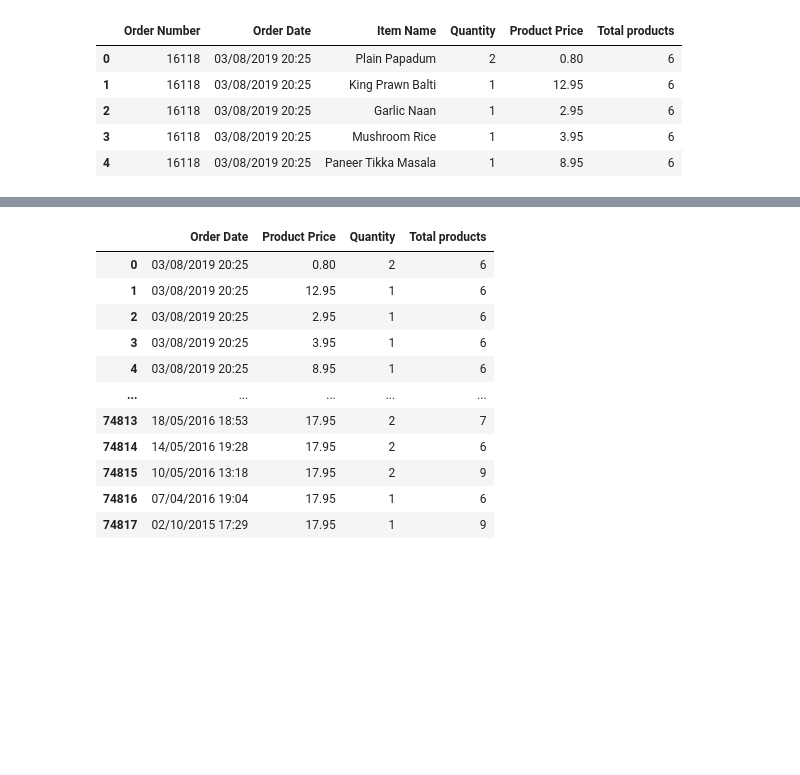
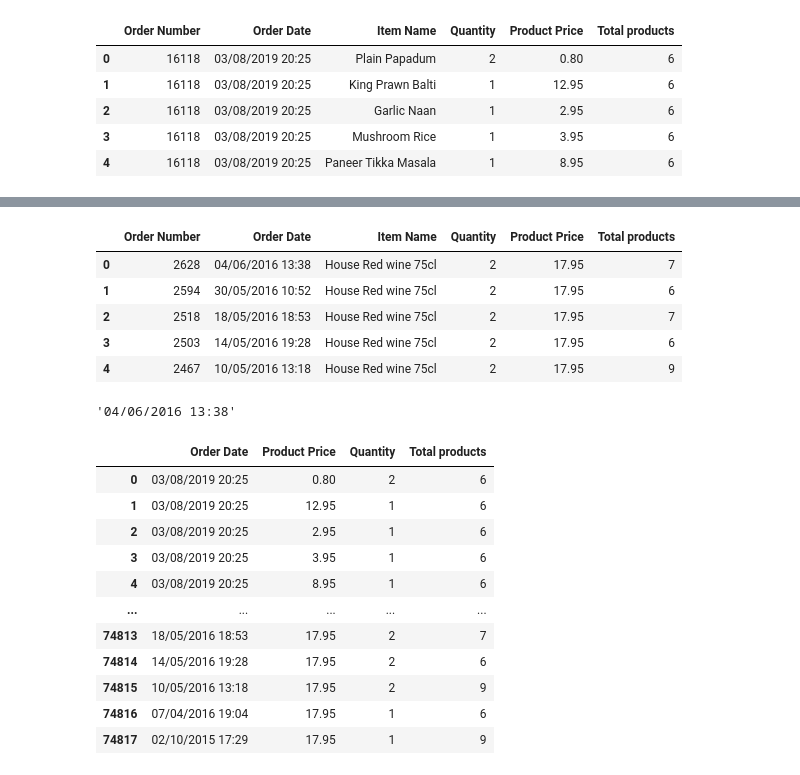
Before and after one commit to BennerLukas/takeawaste, a Jupyter notebook: time_series_training/time_series_1.ipynb, the cells around one changed output, grey strips where cells are left out. Cells and saved outputs as stored; diff of their text form; code cells hidden in the pictures; blank space fills up the shorter version.

```diff
--- a/time_series_training/time_series_1.ipynb
+++ b/time_series_training/time_series_1.ipynb
@@ -22,3 +35,19 @@ data.head()
+# %%
+df_test = df_test.reset_index(drop=True)
+df_test.head()
+# %% [output]
+|  | Order Number | Order Date | Item Name | Quantity | Product Price | Total products |
+| 0 | 2628 | 04/06/2016 13:38 | House Red wine 75cl | 2 | 17.95 | 7 |
+| 1 | 2594 | 30/05/2016 10:52 | House Red wine 75cl | 2 | 17.95 | 6 |
+| 2 | 2518 | 18/05/2016 18:53 | House Red wine 75cl | 2 | 17.95 | 7 |
+| 3 | 2503 | 14/05/2016 19:28 | House Red wine 75cl | 2 | 17.95 | 6 |
+| 4 | 2467 | 10/05/2016 13:18 | House Red wine 75cl | 2 | 17.95 | 9 |
+# %%
+date = df_test['Order Date'].iloc[0]
+Item_Name = df_test['Item Name'].iloc[0]
+date, Item_Name
+# %% [output]
+'04/06/2016 13:38'
 # %%
 #slect only needed columns
 data_port = data[["Order Date", "Product Price", "Quantity", "Total products"]]
```
Also changed, not shown: parts of 2 cells of this notebook, 1 other file.
